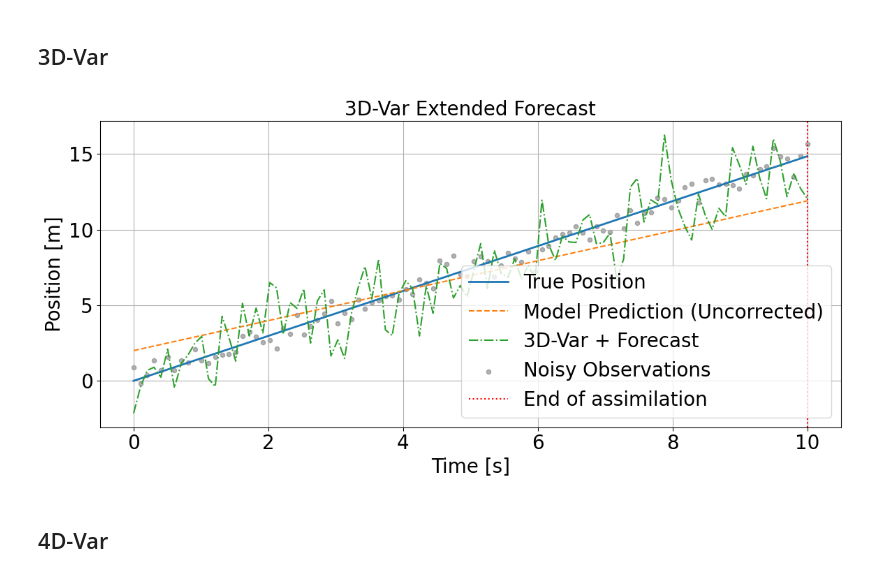
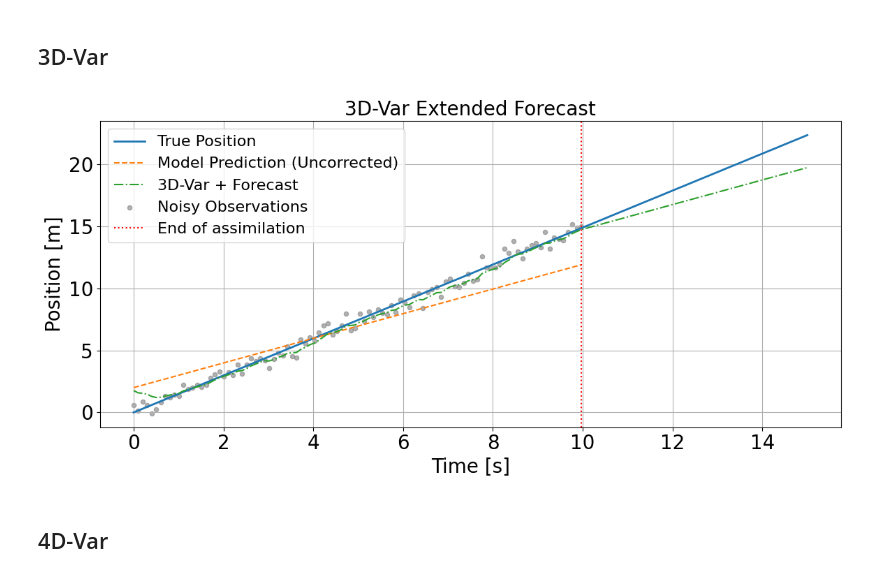
Before and after one commit to angelgvillatoro/bullville_M1, a Jupyter notebook: smart_sensing/car_position_DA.ipynb, the cells around one changed output. Saved outputs shown, nothing was run; the diff lists cells and outputs as text; code cells hidden in the pictures.

```diff
--- a/smart_sensing/car_position_DA.ipynb
+++ b/smart_sensing/car_position_DA.ipynb
@@ -432,42 +434,70 @@ plt.show()
 # %% [markdown]
 ## 3D-Var
 # %%
-# Número de pasos adicionales tras la asimilación
-extra_steps = 0
+# Parámetros base
+dt = 0.1
+T = 10
+steps = int(T / dt)
+extra_steps = 50
+total_steps = steps + extra_steps
+time_extended = np.linspace(0, T + extra_steps * dt, total_steps)
+v_true = 1.5
+pos_noise_std = 0.5
 
-# Nueva dimensión de la predicción extendida
-x_3dvar_extended = np.zeros((steps + extra_steps, 2))
-x_3dvar_extended[:steps] = x_3dvar.copy()
-
-# Extensión de la trayectoria usando el modelo (F)
-F = np.array([[1, dt], [0, 1]])  # matriz de transición del modelo
-
-for k in range(steps, steps + extra_steps):
-    x_3dvar_extended[k] = F @ x_3dvar_extended[k - 1]
-
-# Extender los vectores tiempo y estado verdadero (para comparación)
-time_extended = np.linspace(0, T + extra_steps * dt, steps + extra_steps)
-x_true_extended = np.zeros((steps + extra_steps, 2))
-x_true_extended[:steps] = x_true.copy()
-for k in range(steps, steps + extra_steps):
+# Estado verdadero extendido
+x_true_extended = np.zeros((total_steps, 2))
+x_true_extended[0] = [0, v_true]
+for k in range(1, total_steps):
     x_true_extended[k, 0] = x_true_extended[k-1, 0] + dt * x_true_extended[k-1, 1]
     x_true_extended[k, 1] = x_true_extended[k-1, 1]
 
-# Plot extendido
+# Observaciones hasta el tiempo final T (no se observa después de la asimilación)
+y_obs = x_true_extended[:steps, 0] + np.random.normal(0, pos_noise_std, steps)
+
+# Predicción del modelo sin corrección
+x_model = np.zeros((steps, 2))
+x_model[0] = [2.0, 1.0]
+for k in range(1, steps):
+    x_model[k, 0] = x_model[k-1, 0] + dt * x_model[k-1, 1]
+    x_model[k, 1] = x_model[k-1, 1]
+
+# Matrices del modelo
+F = np.array([[1, dt], [0, 1]])
+H = np.array([[1, 0]])
+B = np.diag([0.05, 0.05])
+R = np.array([[pos_noise_std**2]])
+
+# Ganancia de Kalman (constante en 3D-Var lineal)
+K_3dvar = B @ H.T @ np.linalg.inv(H @ B @ H.T + R)
+
+# Corrección + predicción extendida desde x^a
+x_3dvar_extended = np.zeros((total_steps, 2))
+x_3dvar_extended[0] = x_model[0] + (K_3dvar @ (y_obs[0] - H @ x_model[0])).flatten()
+
+for k in range(1, steps):
+    x_forecast = F @ x_3dvar_extended[k-1]
+    innovation = y_obs[k] - H @ x_forecast
+    x_3dvar_extended[k] = x_forecast + (K_3dvar @ innovation).flatten()
+
+# Forecast extendido sin observaciones
+for k in range(steps, total_steps):
+    x_3dvar_extended[k] = F @ x_3dvar_extended[k-1]
+
+# Gráfico
 plt.figure(figsize=(12, 6))
 plt.plot(time_extended, x_true_extended[:, 0], label='True Position', linewidth=2)
-plt.plot(time, x_model[:, 0], label='Model Prediction (Uncorrected)', linestyle='--')
+plt.plot(time_extended[:steps], x_model[:, 0], label='Model Prediction (Uncorrected)', linestyle='--')
 plt.plot(time_extended, x_3dvar_extended[:, 0], label='3D-Var + Forecast', linestyle='-.')
-plt.scatter(time, y_obs, label='Noisy Observations', color='gray', s=20, alpha=0.6)
-#plt.axvline(x=time[-1], color='red', linestyle=':', label='End of assimilation')
-plt.xlabel('Time [s]')
-plt.ylabel('Position [m]')
-plt.title('3D-Var Extended Forecast')
-plt.legend(fontsize=20)
+plt.scatter(time_extended[:steps], y_obs, label='Noisy Observations', color='gray', s=20, alpha=0.6)
+plt.axvline(x=time_extended[steps-1], color='red', linestyle=':', label='End of assimilation')
+plt.xlabel('Time [s]', fontsize=20)
+plt.ylabel('Position [m]', fontsize=20)
+plt.title('3D-Var Extended Forecast', fontsize=20)
+plt.legend(fontsize=16)
 plt.grid(True)
 plt.tight_layout()
 plt.show()
 # %% [output]
-[figure, old version]
+[figure, new version]
 # %% [markdown]
 ## 4D-Var
```
Also changed, not shown: parts of 4 cells of this notebook, 2 other files.
